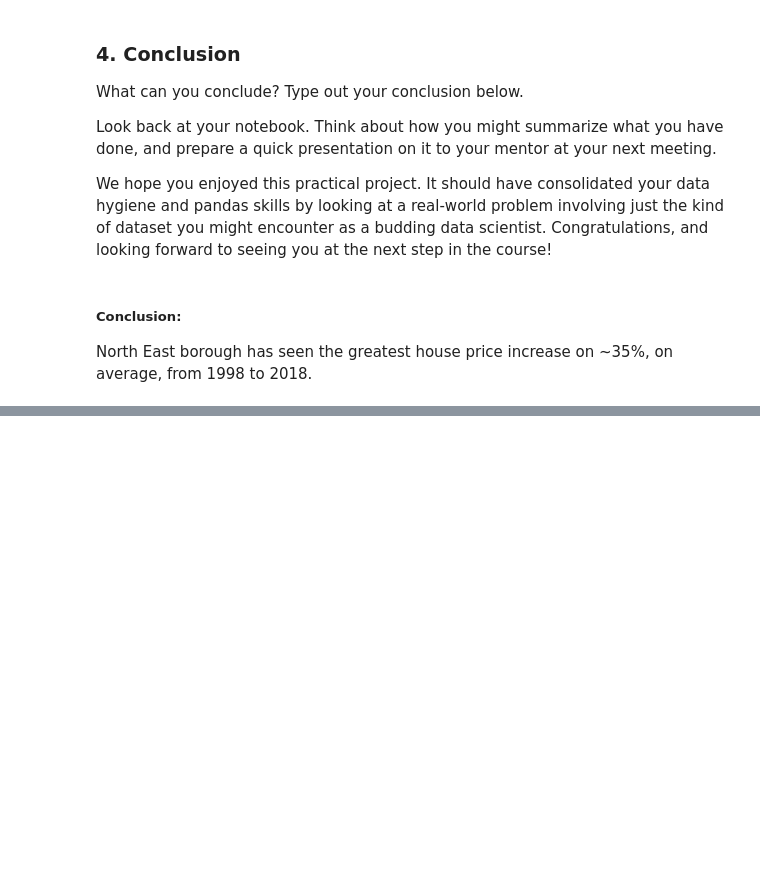
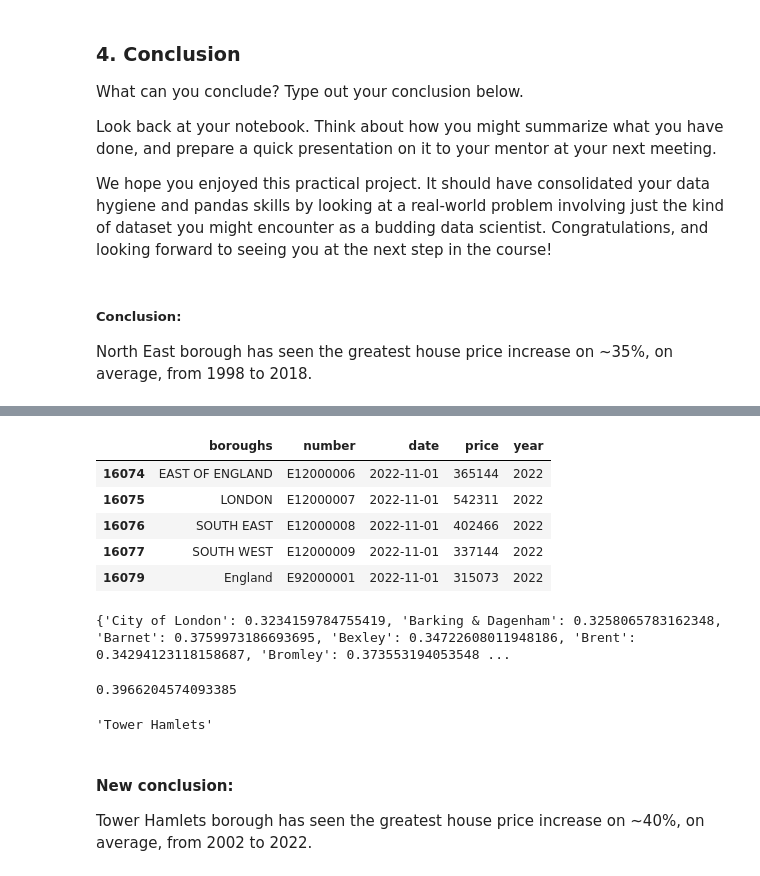
Before and after one commit to NadiiaP/Springboard, a Jupyter notebook: Unit 4 Challenge - Tier 3 Nadiia Poliakovska.ipynb, the cells around one changed output, grey strips where cells are left out. Saved outputs shown, nothing was run; the diff lists cells and outputs as text; code cells hidden in the pictures; blank space fills up the shorter version.

```diff
--- a/Unit 4 Challenge - Tier 3 Nadiia Poliakovska.ipynb
+++ b/Unit 4 Challenge - Tier 3 Nadiia Poliakovska.ipynb
@@ -387,0 +394,9 @@ North East borough has seen the greatest house price increase on ~35%, on averag
+# %%
+df_drop_na.tail()
+# %% [output]
+|  | boroughs | number | date | price | year |
+| 16074 | EAST OF ENGLAND | E12000006 | 2022-11-01 | 365144 | 2022 |
+| 16075 | LONDON | E12000007 | 2022-11-01 | 542311 | 2022 |
+| 16076 | SOUTH EAST | E12000008 | 2022-11-01 | 402466 | 2022 |
+| 16077 | SOUTH WEST | E12000009 | 2022-11-01 | 337144 | 2022 |
+| 16079 | England | E92000001 | 2022-11-01 | 315073 | 2022 |
@@ -387,0 +410,20 @@ North East borough has seen the greatest house price increase on ~35%, on averag
+# %%
+d = {}
+for b in df_drop_na.boroughs.unique():
+    #print(str(b) + ' : ' + str(f(b)))
+    d[b] = f(b)
+print(d)
+# %% [output]
+{'City of London': 0.3234159784755419, 'Barking & Dagenham': 0.3258065783162348, 'Barnet': 0.3759973186693695, 'Bexley': 0.34722608011948186, 'Brent': 0.34294123118158687, 'Bromley': 0.373553194053548 ...
+# %%
+max(d.values())
+# %% [output]
+0.3966204574093385
+# %%
+list(d.keys())[list(d.values()).index(max(d.values()))]
+# %% [output]
+'Tower Hamlets'
+# %% [markdown]
+#### New conclusion:
+
+Tower Hamlets borough has seen the greatest house price increase on ~40%, on average, from 2002 to 2022.
```
Also changed, not shown: parts of 4 cells of this notebook.
